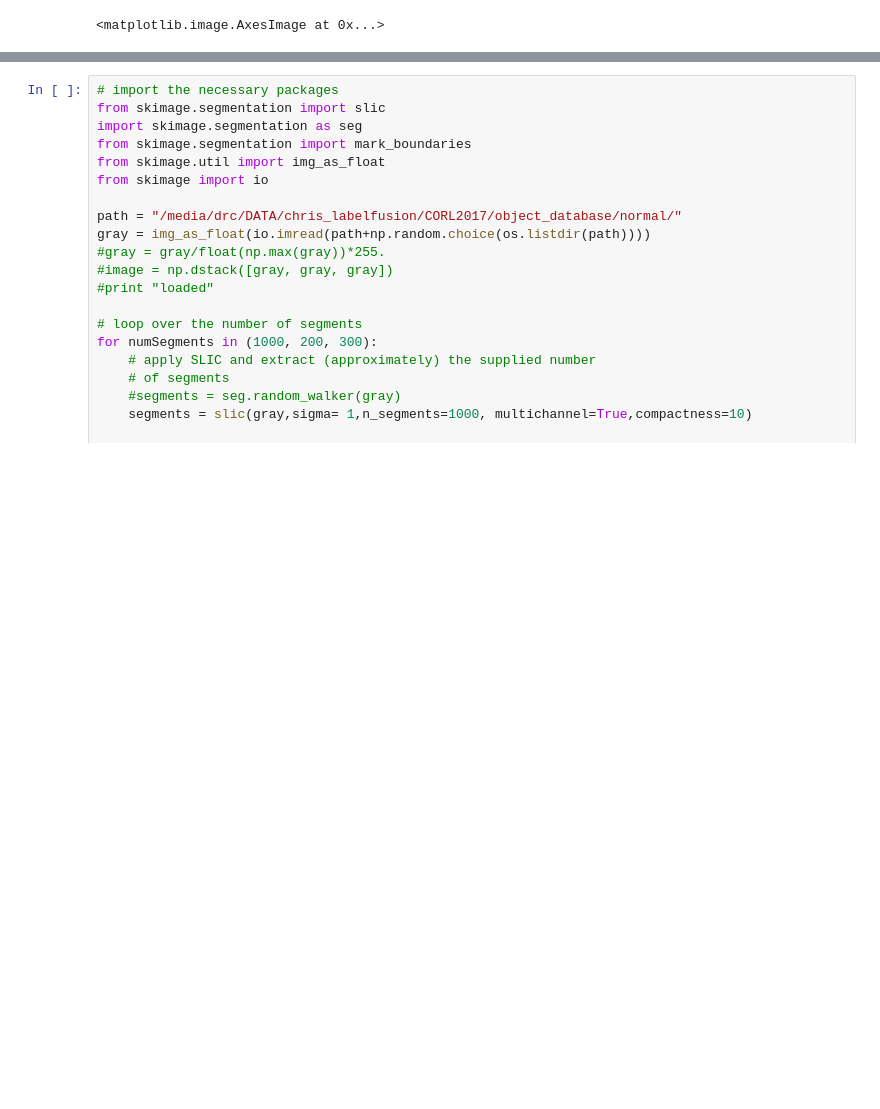
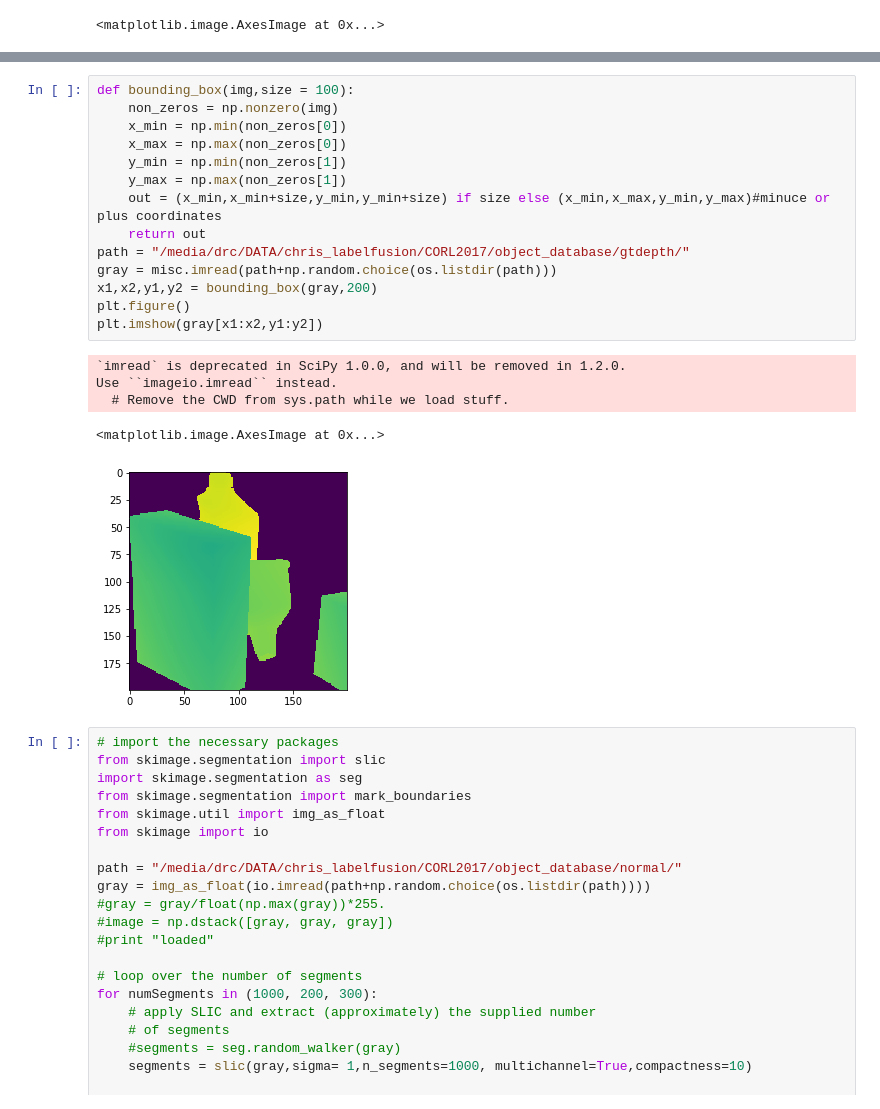
Before and after one commit to RobotLocomotion/spartan, a Jupyter notebook: src/DepthSim/python/depth_gen.ipynb, the cells around one changed output, grey strips where cells are left out. Saved outputs shown, nothing was run; the diff lists cells and outputs as text; blank space fills up the shorter version.

```diff
--- a/src/DepthSim/python/depth_gen.ipynb
+++ b/src/DepthSim/python/depth_gen.ipynb
@@ -145,3 +151,23 @@ plt.imshow(image)
+# %%
+def bounding_box(img,size = 100):
+    non_zeros = np.nonzero(img)
+    x_min = np.min(non_zeros[0])
+    x_max = np.max(non_zeros[0])
+    y_min = np.min(non_zeros[1])
+    y_max = np.max(non_zeros[1])
+    out = (x_min,x_min+size,y_min,y_min+size) if size else (x_min,x_max,y_min,y_max)#minuce or plus coordinates
+    return out
+path = "/media/drc/DATA/chris_labelfusion/CORL2017/object_database/gtdepth/"
+gray = misc.imread(path+np.random.choice(os.listdir(path)))
+x1,x2,y1,y2 = bounding_box(gray,200)
+plt.figure()
+plt.imshow(gray[x1:x2,y1:y2])
+# %% [output]
+`imread` is deprecated in SciPy 1.0.0, and will be removed in 1.2.0.
+Use ``imageio.imread`` instead.
+  # Remove the CWD from sys.path while we load stuff.
+<matplotlib.image.AxesImage at 0x...>
+[figure, added]
 # %%
 # import the necessary packages
 from skimage.segmentation import slic
```
Also changed, not shown: parts of 2 cells of this notebook, 5 other files.
